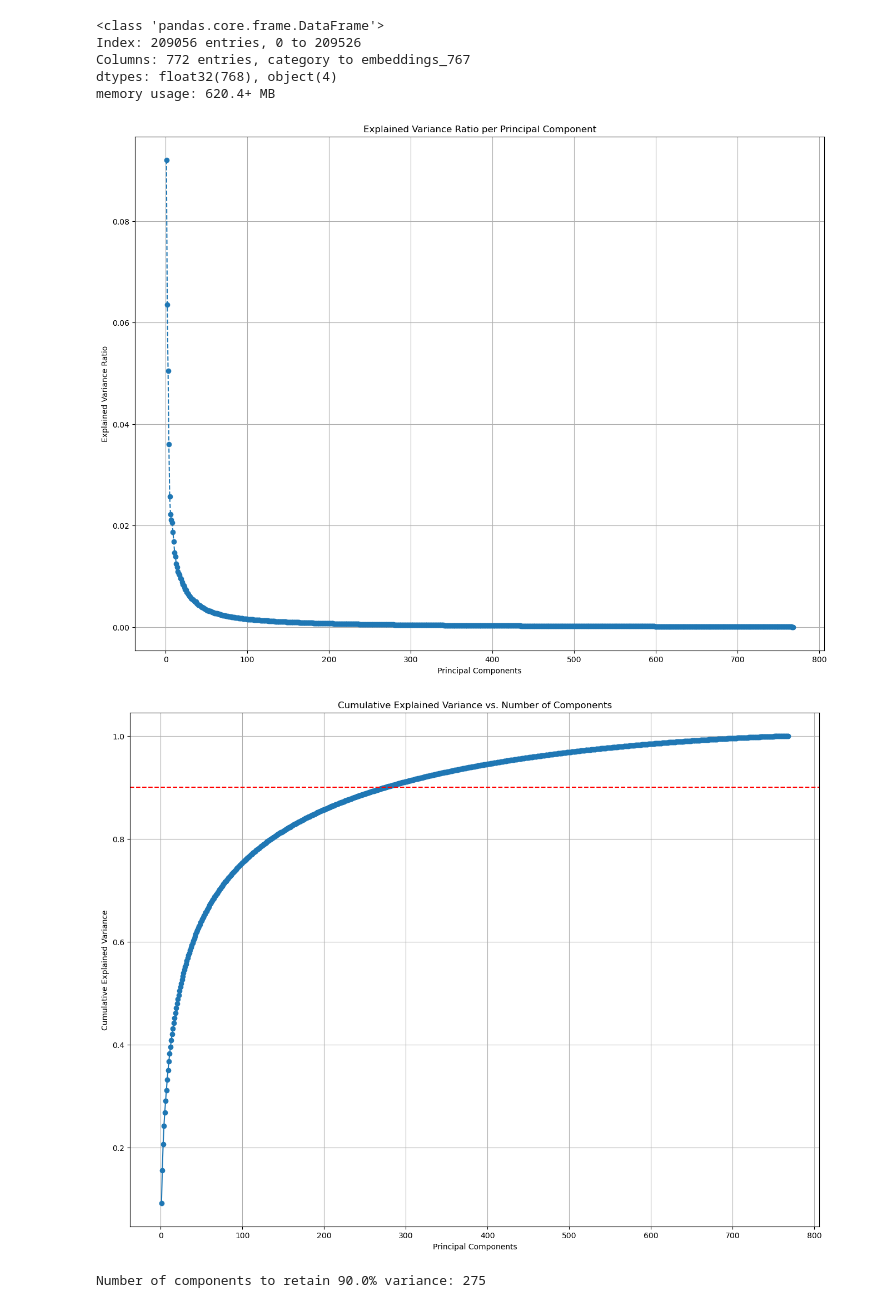
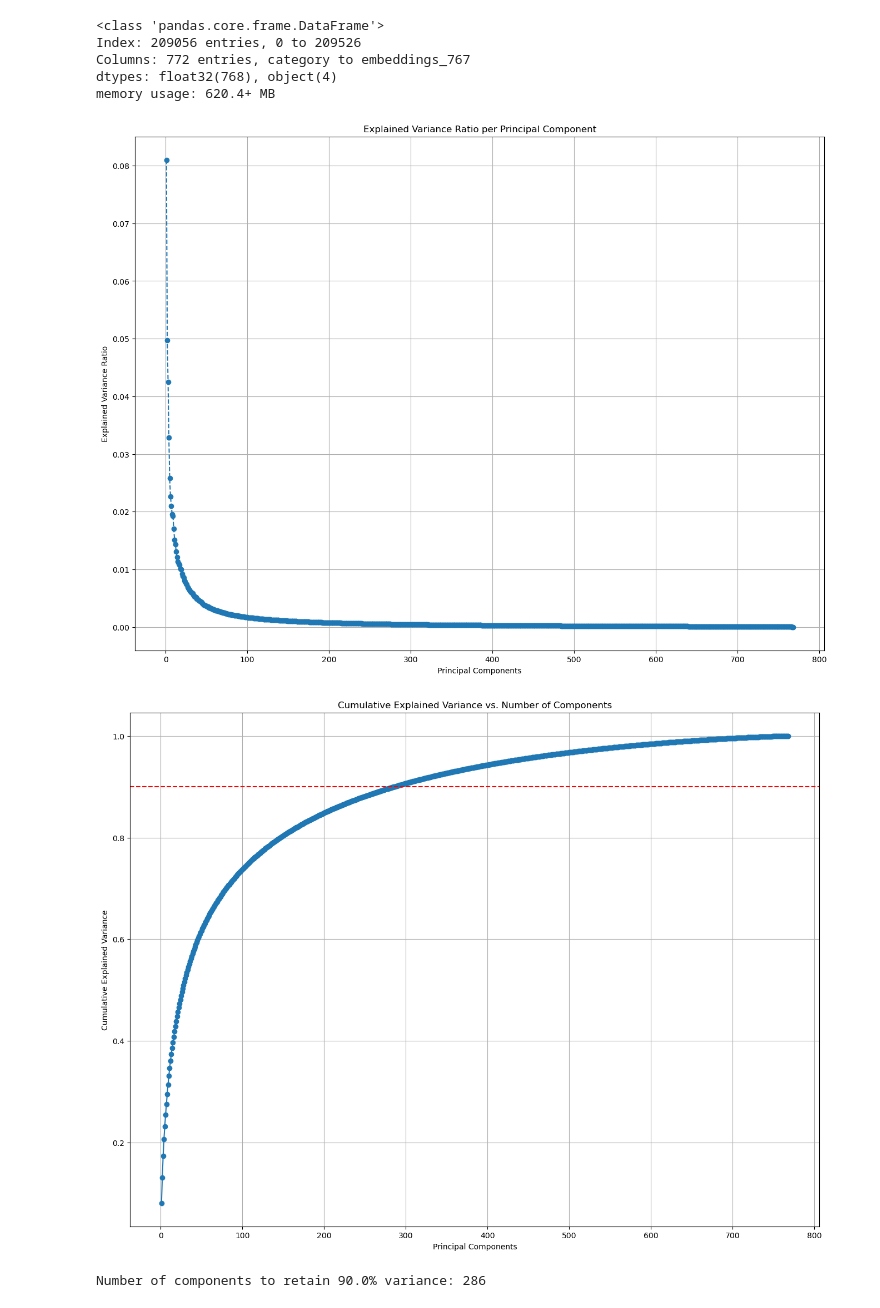
Before and after one commit to cjw612/News_Category_Classification, a Jupyter notebook: Classifcation.ipynb, the cells around one changed output. Saved outputs shown, nothing was run; the diff lists cells and outputs as text; code cells hidden in the pictures.

```diff
--- a/Classifcation.ipynb
+++ b/Classifcation.ipynb
@@ -59,8 +60,9 @@ memory usage: 620.4+ MB
 # Initialize global variables
 threshold = 0.9
 
-# Transform embeddings into numpy array
-embeddings_matrix = embedding_df.values
+# Transform embeddings into numpy array and scale
+scaler = StandardScaler()
+embeddings_matrix = scaler.fit_transform(embedding_df.values)
 
 # Fit PCA and calculate explained variance ratio for different components
 pca = PCA()
@@ -77,36 +79,36 @@ plt.grid(True)
 plt.show()
 
 # Step 5: Plot cumulative explained variance to identify the optimal number of components
 cumulative_explained_variance = np.cumsum(explained_variance_ratio)
 plt.figure(figsize=(16, 12))
 plt.plot(range(1, len(cumulative_explained_variance) + 1), cumulative_explained_variance, marker='o', linestyle='-')
 plt.axhline(y=threshold, color='r', linestyle='--')  # Threshold for 95% variance
 plt.title('Cumulative Explained Variance vs. Number of Components')
 plt.xlabel('Principal Components')
 plt.ylabel('Cumulative Explained Variance')
 plt.grid(True)
 plt.show()
 
 # Identify the optimal number of components
 optimal_components = np.argmax(cumulative_explained_variance >= threshold) + 1
 print(f"Number of components to retain {threshold * 100}% variance: {optimal_components}")
 
 # Apply PCA to reduce to the optimal number of components
 pca = PCA(n_components=optimal_components)
 reduced_embeddings = pca.fit_transform(embeddings_matrix)
 
 # Create a dataframe with the reduced embeddings
 reduced_embedding_cols = [f"pca_component_{i+1}" for i in range(optimal_components)]
 reduced_embedding_df = pd.DataFrame(reduced_embeddings, columns=reduced_embedding_cols, index=embedding_df.index)
 
 # Concatenate the reduced embeddings back to the original dataframe and drop the original embedding columns
 df = pd.concat([df, reduced_embedding_df], axis=1)
 df = df.drop(columns=embedding_cols)
 df = df.drop(columns=['embeddings'])
 # %% [output]
-[figure, old version]
+[figure, new version]
-[figure, old version]
+[figure, new version]
-Number of components to retain 90.0% variance: 275
+Number of components to retain 90.0% variance: 286
 # %%
 # Initialize test and training dataset split
 X = df.drop(columns=['category', 'reduced_category', 'text'])  # Drop the target column (labels)
```
Also changed, not shown: parts of 11 cells of this notebook, 1 other file.
